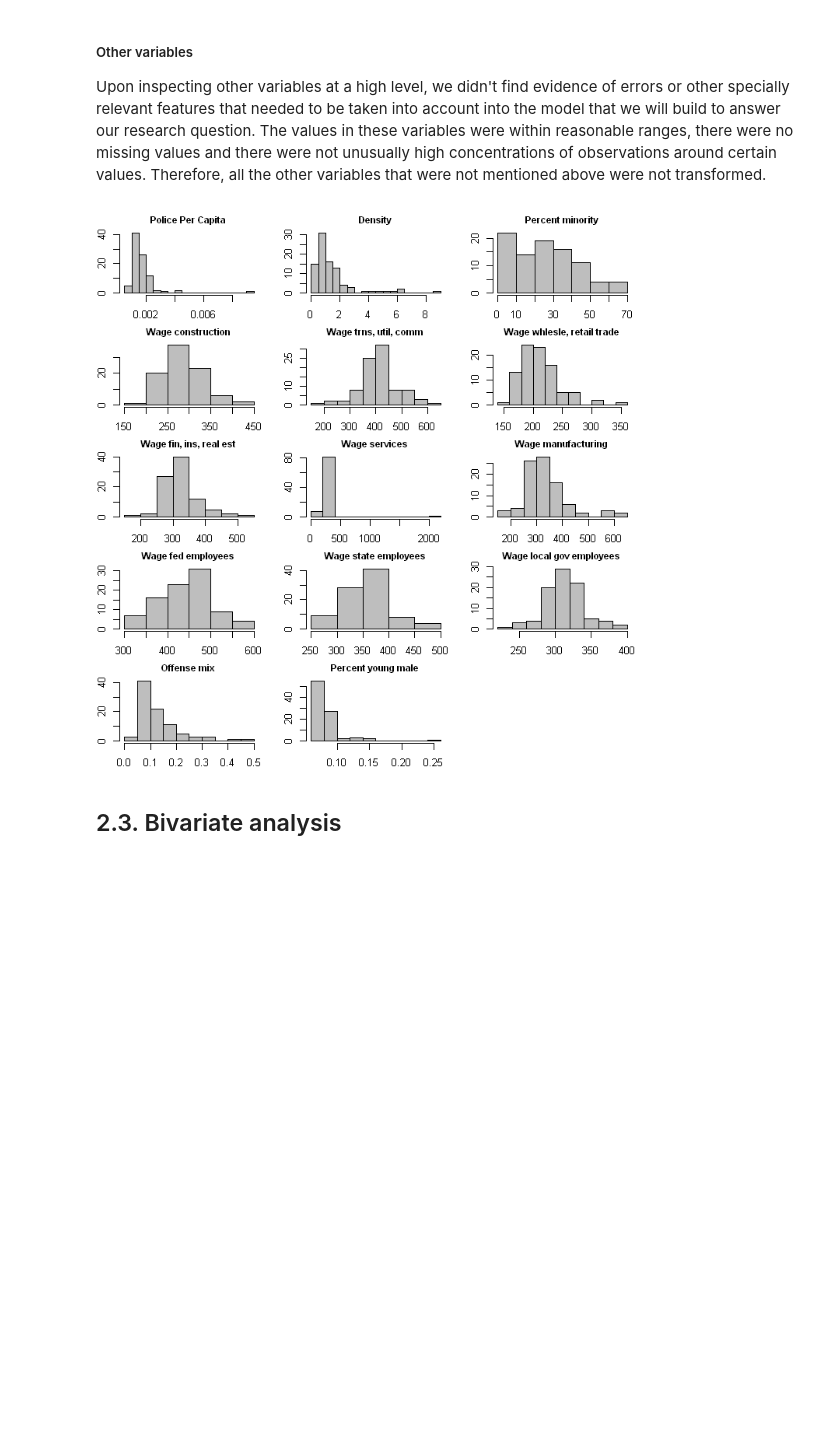
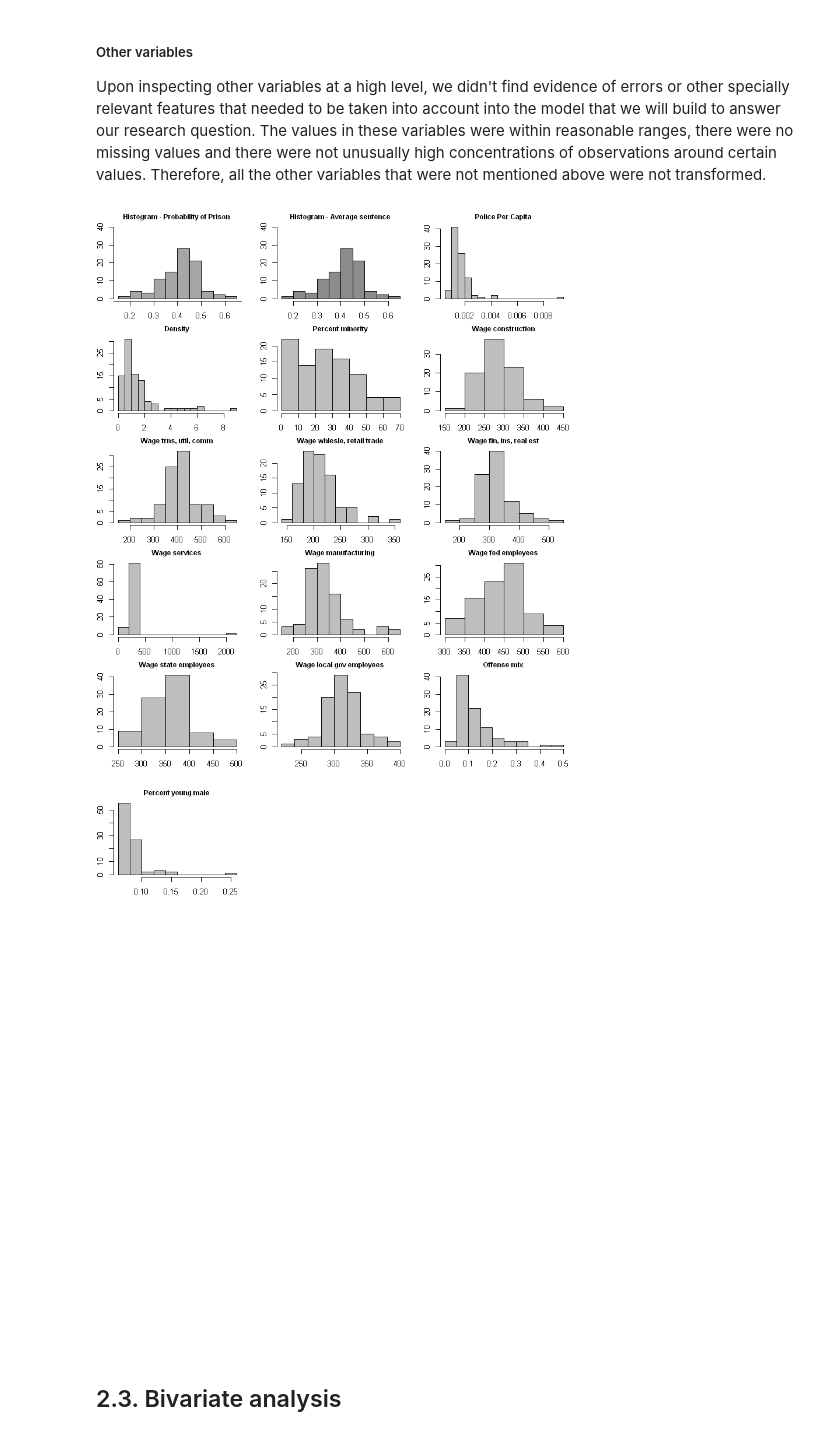
Before and after one commit to ramirocadavid/w203-Lab3, a Jupyter notebook: Lab3_part_2_3_Ramiro.ipynb, the cells around one changed output. Saved outputs shown, nothing was run; the diff lists cells and outputs as text; code cells hidden in the pictures; blank space fills up the shorter version.

```diff
--- a/Lab3_part_2_3_Ramiro.ipynb
+++ b/Lab3_part_2_3_Ramiro.ipynb
@@ -310,3 +281,0 @@ clean[clean$west + clean$central > 1, ]
-# %%
-clean$west[clean$county == 71] <- NA
-clean$central[clean$county == 71] <- NA
@@ -315,0 +293,3 @@ clean$central[clean$county == 71] <- NA
+# %%
+density.freq <- data.frame(table(clean$density))
+paste("Values with unusual concentration of observations:", nrow(density.freq[density.freq$Freq > 1, ]))
@@ -318,24 +300,30 @@ clean$central[clean$county == 71] <- NA
 
 Upon inspecting other variables at a high level, we didn't find evidence of errors or other specially relevant features that needed to be taken into account into the model that we will build to answer our research question. The values in these variables were within reasonable ranges, there were no missing values and there were not unusually high concentrations of observations around certain values. Therefore, all the other variables that were not mentioned above were not transformed.
 # %%
-options(repr.plot.width=6, repr.plot.height=6)
+options(repr.plot.width=7, repr.plot.height=8)
 par(mfrow = c(5, 3), mar = c(1,1,1,1)+0.9, cex.main = 0.9)
+hist(clean$prbpris, main = "Histogram - Probability of Prison", xlab = "Probality of prison",
+     labels = F, ylim = c(0, 40), col = rgb(0.5, 0.5, 0.5, 0.7))
+axis(side = 1, at = seq(0, 1, 0.2))
+hist(clean$prbpris, main = "Histogram - Average sentence", xlab = "Average sentence, days",
+     labels = F, ylim = c(0, 40), col = rgb(0.5, 0.5, 0.5, 0.9))
 hist(clean$polpc, breaks="FD", col="grey", main = "Police Per Capita")
 hist(clean$density, breaks="FD", col="grey", main = "Density")
 hist(clean$pctmin80, col="grey", main = "Percent minority")
 hist(clean$wcon, col="grey", main = "Wage construction")
 hist(clean$wtuc, col="grey", main = "Wage trns, util, comm")
 hist(clean$wtrd, col="grey", main = "Wage whlesle, retail trade")
 hist(clean$wfir, col="grey", main = "Wage fin, ins, real est")
 hist(clean$wser, col="grey", main = "Wage services")
 hist(clean$wmfg, col="grey", main = "Wage manufacturing")
 hist(clean$wfed, col="grey", main = "Wage fed employees")
 hist(clean$wsta, col="grey", main = "Wage state employees")
 hist(clean$wloc, col="grey", main = "Wage local gov employees")
 hist(clean$mix, col="grey", main = "Offense mix")
 hist(clean$pctymle, col="grey", main = "Percent young male")
 # %% [output]
-[figure, old version]
+[figure, new version]
+[figure, added]
 # %% [markdown]
 ## 2.3. Bivariate analysis
 # %% [markdown]
```
Also changed, not shown: parts of 76 cells of this notebook.
